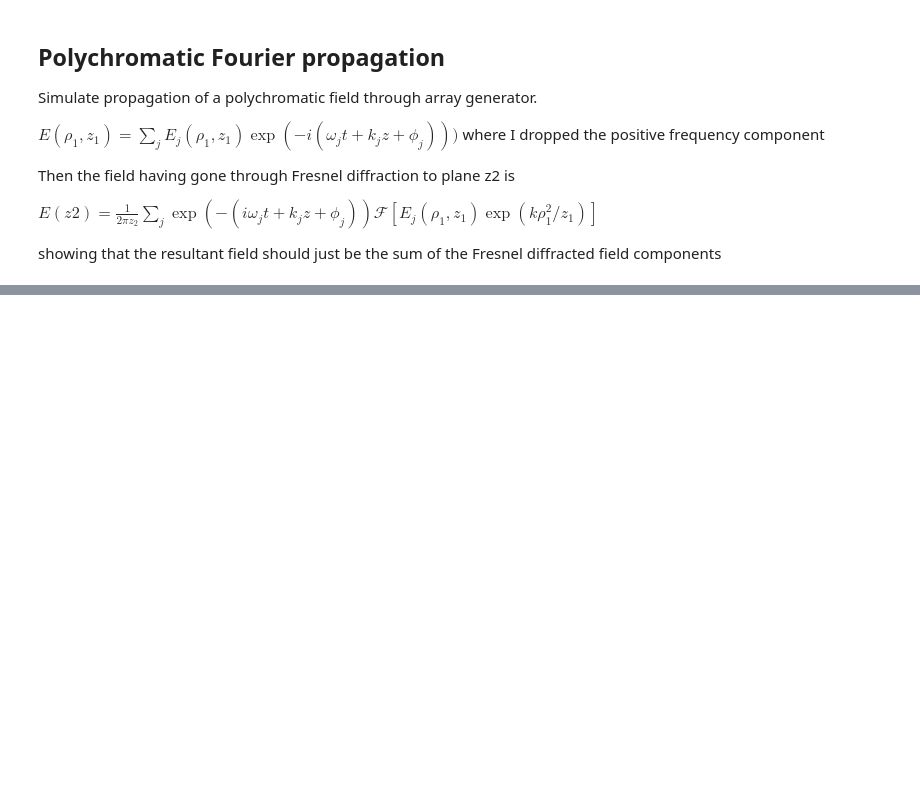
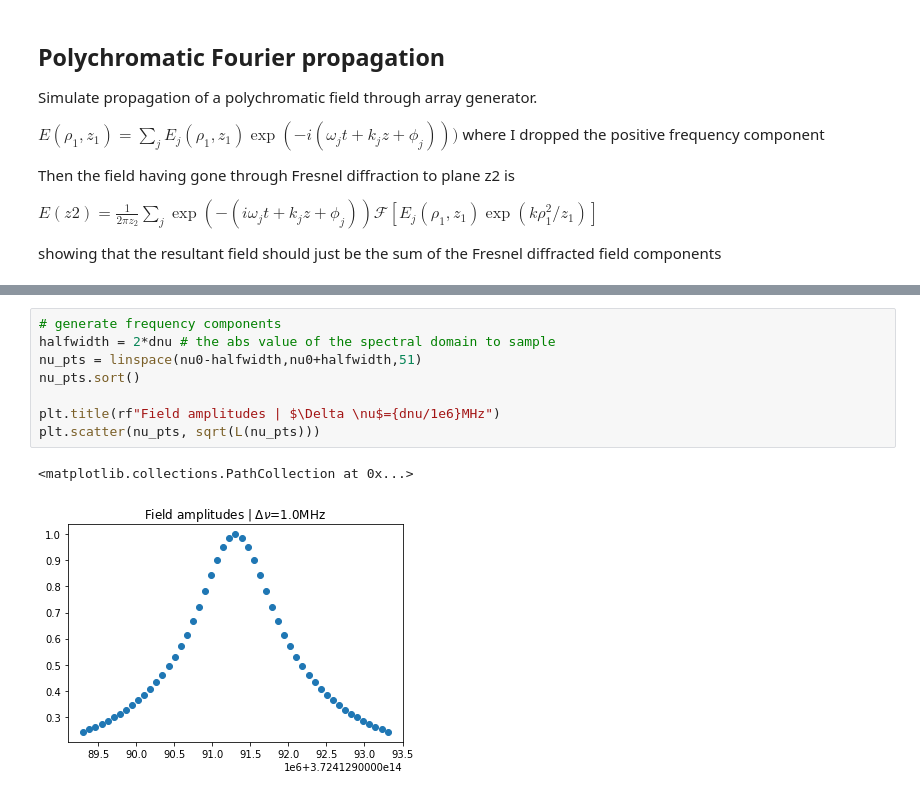
Before and after one commit to prhuft/fourier-optics, a Jupyter notebook: gba/spectrally_incoherent_gba.ipynb, the cells around one changed output, grey strips where cells are left out. Drawn from its saved outputs; the diff is of its cells as text; blank space fills up the shorter version.

```diff
--- a/gba/spectrally_incoherent_gba.ipynb
+++ b/gba/spectrally_incoherent_gba.ipynb
@@ -159,4 +165,15 @@ print(f'zTalbotx={zTalbotx:0.6f}, zTalboty={zTalboty:0.6f}')
 length units are m:
 b=0.002455, a=0.0001, dx=0.00043, dy=0.00043, xnum=10, ynum=10
 zTalbotx=0.000046, zTalboty=0.000046
+# %%
+# generate frequency components
+halfwidth = 2*dnu # the abs value of the spectral domain to sample
+nu_pts = linspace(nu0-halfwidth,nu0+halfwidth,51)
+nu_pts.sort()
+
+plt.title(rf"Field amplitudes | $\Delta \nu$={dnu/1e6}MHz")
+plt.scatter(nu_pts, sqrt(L(nu_pts)))
+# %% [output]
+<matplotlib.collections.PathCollection at 0x...>
+[figure, added]
 # %%
```
Also changed, not shown: parts of 11 cells of this notebook, 15 other files.
